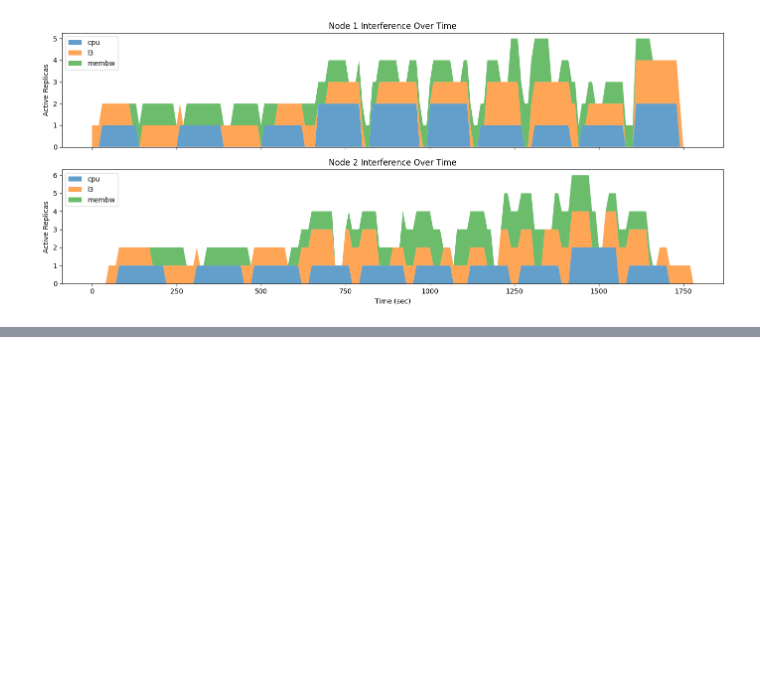
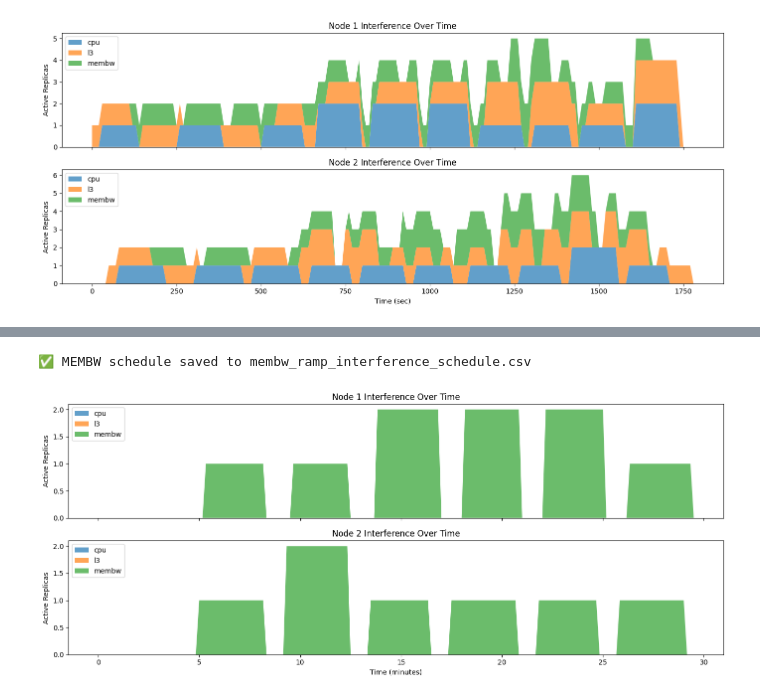
Before and after one commit to georgakopoulosgeo/Interference_Thesis_NTUA, a Jupyter notebook: interference_injection/interference_schedules/show_interference_injection.ipynb, the cells around one changed output, grey strips where cells are left out. Saved outputs shown, nothing was run; the diff lists cells and outputs as text; code cells hidden in the pictures; blank space fills up the shorter version.

```diff
--- a/interference_injection/interference_schedules/show_interference_injection.ipynb
+++ b/interference_injection/interference_schedules/show_interference_injection.ipynb
@@ -509,0 +422,6 @@ plot_interference_schedule(name)
+# %%
+generate_single_flavor_schedule("membw_ramp_interference_schedule.csv", flavor="membw")
+plot_interference_schedule("membw_ramp_interference_schedule.csv")
+# %% [output]
+✅ MEMBW schedule saved to membw_ramp_interference_schedule.csv
+[figure, added]
```
Also changed, not shown: parts of 12 cells of this notebook, 12 other files.
